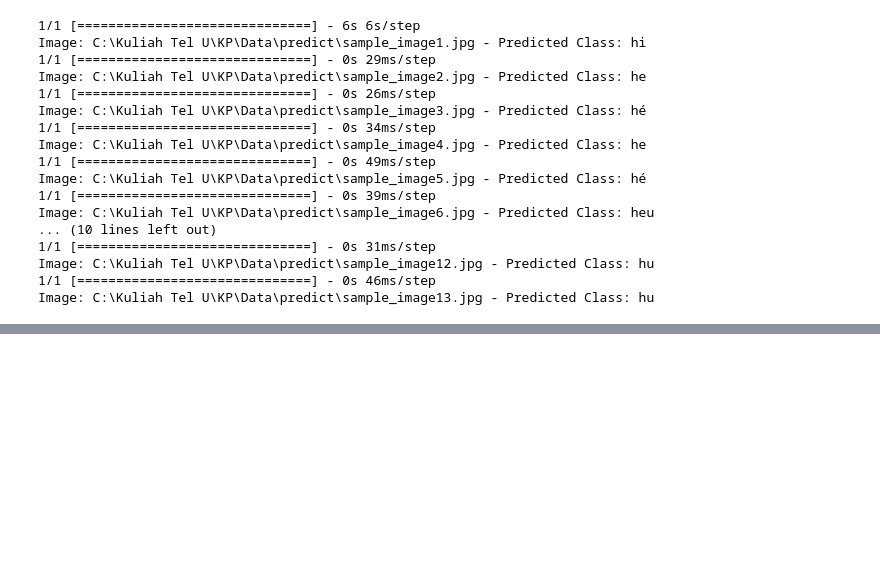
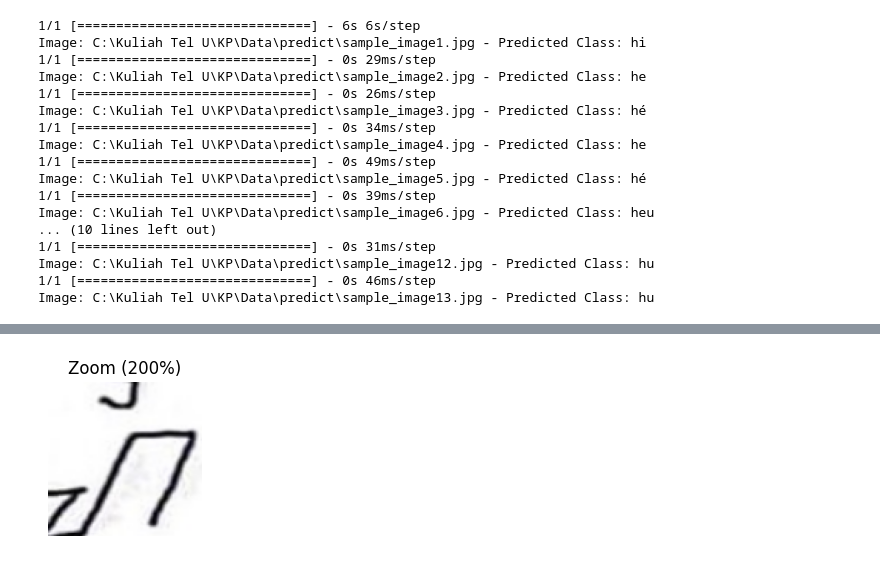
Before and after one commit to Zeltan13/AksaraSundaCNN_Update, a Jupyter notebook: aksaraClassification.ipynb, the cells around one changed output, grey strips where cells are left out. Cells and saved outputs as stored; diff of their text form; code cells hidden in the pictures; blank space fills up the shorter version.

```diff
--- a/aksaraClassification.ipynb
+++ b/aksaraClassification.ipynb
@@ -1830,0 +1879,12 @@ Image: C:\Kuliah Tel U\KP\Data\predict\sample_image13.jpg - Predicted Class: hu
+# %%
+zoom_gen = ImageDataGenerator(zoom_range=2.0)
+zoomed_img = zoom_gen.flow(img_array, batch_size=1)
+
+# Visualize Extreme Zoom
+plt.figure(figsize=(2, 2))
+plt.title("Zoom (200%)")
+plt.imshow(zoomed_img[0][0].astype('uint8'))
+plt.axis('off')
+plt.show()
+# %% [output]
+[figure, added]
```
Also changed, not shown: parts of 8 cells of this notebook.
